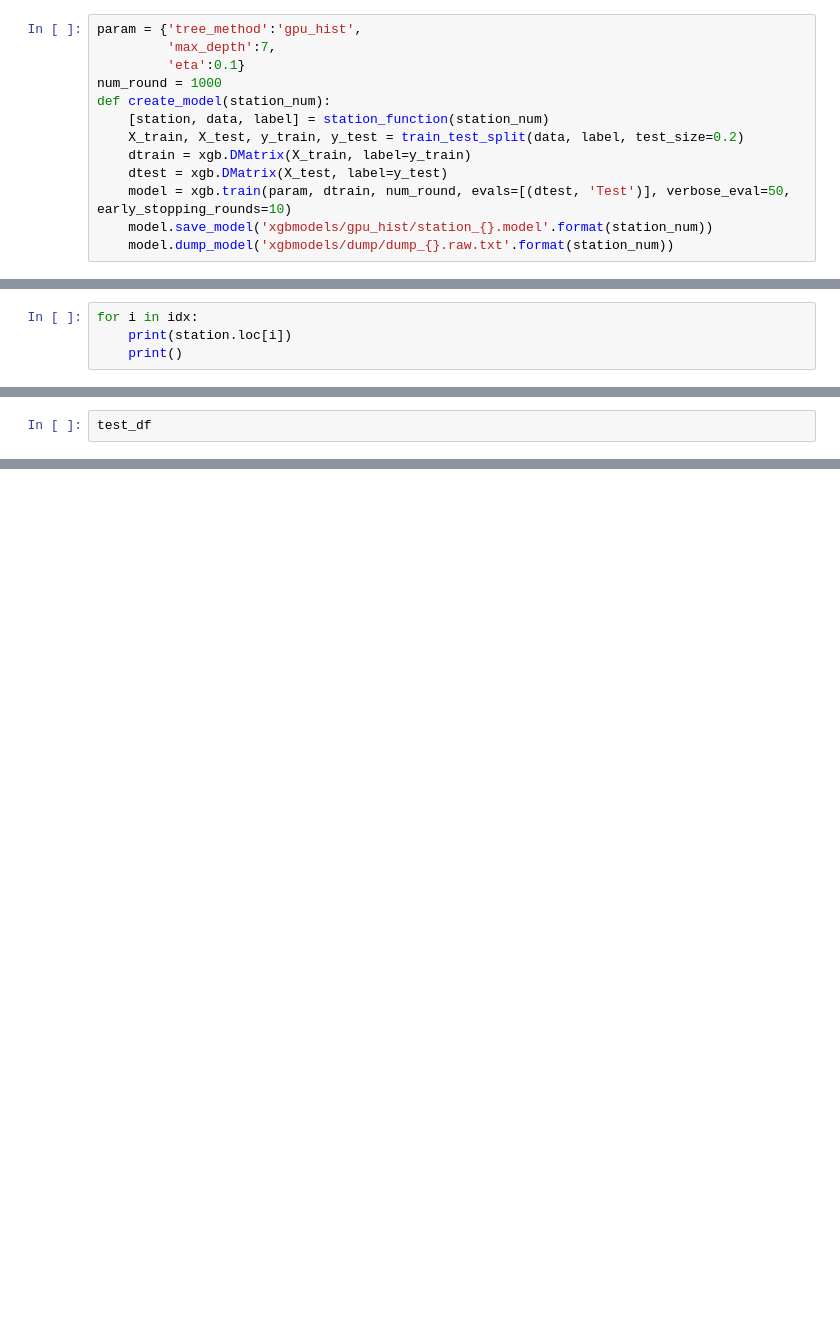
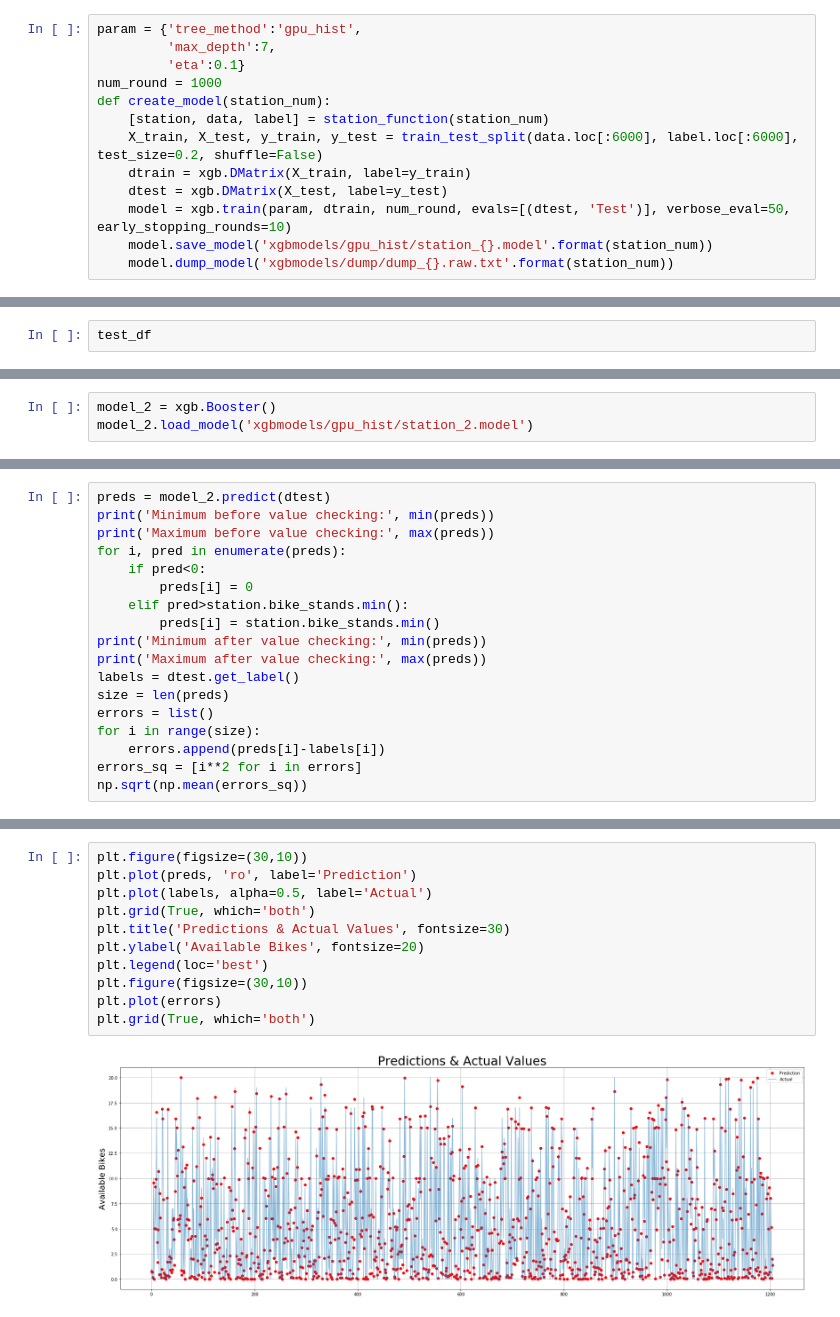
Before and after one commit to seprojectgroup19/main, a Jupyter notebook: XGBoost Testing.ipynb, the cells around one changed output, grey strips where cells are left out. Cells and saved outputs as stored; diff of their text form; blank space fills up the shorter version.

Commit message:
Messy but includes export / import of model

```diff
--- a/XGBoost Testing.ipynb
+++ b/XGBoost Testing.ipynb
@@ -96,7 +116,7 @@ param = {'tree_method':'gpu_hist',
 num_round = 1000
 def create_model(station_num):
     [station, data, label] = station_function(station_num)
-    X_train, X_test, y_train, y_test = train_test_split(data, label, test_size=0.2)
+    X_train, X_test, y_train, y_test = train_test_split(data.loc[:6000], label.loc[:6000], test_size=0.2, shuffle=False)
     dtrain = xgb.DMatrix(X_train, label=y_train)
     dtest = xgb.DMatrix(X_test, label=y_test)
     model = xgb.train(param, dtrain, num_round, evals=[(dtest, 'Test')], verbose_eval=50, early_stopping_rounds=10)
@@ -229,7 +249,3 @@ for i in idx:
 Prediction: 8.714897
 Actual: 15.0
 Error: -6.285103
-# %%
-for i in idx:
-    print(station.loc[i])
-    print()
@@ -318,0 +336,3 @@ test_df
+# %%
+model_2 = xgb.Booster()
+model_2.load_model('xgbmodels/gpu_hist/station_2.model')
@@ -318,0 +341,18 @@ test_df
+# %%
+preds = model_2.predict(dtest)
+print('Minimum before value checking:', min(preds))
+print('Maximum before value checking:', max(preds))
+for i, pred in enumerate(preds):
+    if pred<0:
+        preds[i] = 0
+    elif pred>station.bike_stands.min():
+        preds[i] = station.bike_stands.min()
+print('Minimum after value checking:', min(preds))
+print('Maximum after value checking:', max(preds))
+labels = dtest.get_label()
+size = len(preds)
+errors = list()
+for i in range(size):
+    errors.append(preds[i]-labels[i])
+errors_sq = [i**2 for i in errors]
+np.sqrt(np.mean(errors_sq))
@@ -318,0 +365,13 @@ test_df
+# %%
+plt.figure(figsize=(30,10))
+plt.plot(preds, 'ro', label='Prediction')
+plt.plot(labels, alpha=0.5, label='Actual')
+plt.grid(True, which='both')
+plt.title('Predictions & Actual Values', fontsize=30)
+plt.ylabel('Available Bikes', fontsize=20)
+plt.legend(loc='best')
+plt.figure(figsize=(30,10))
+plt.plot(errors)
+plt.grid(True, which='both')
+# %% [output]
+[figure, added]
```
Also changed, not shown: parts of 26 cells of this notebook.
